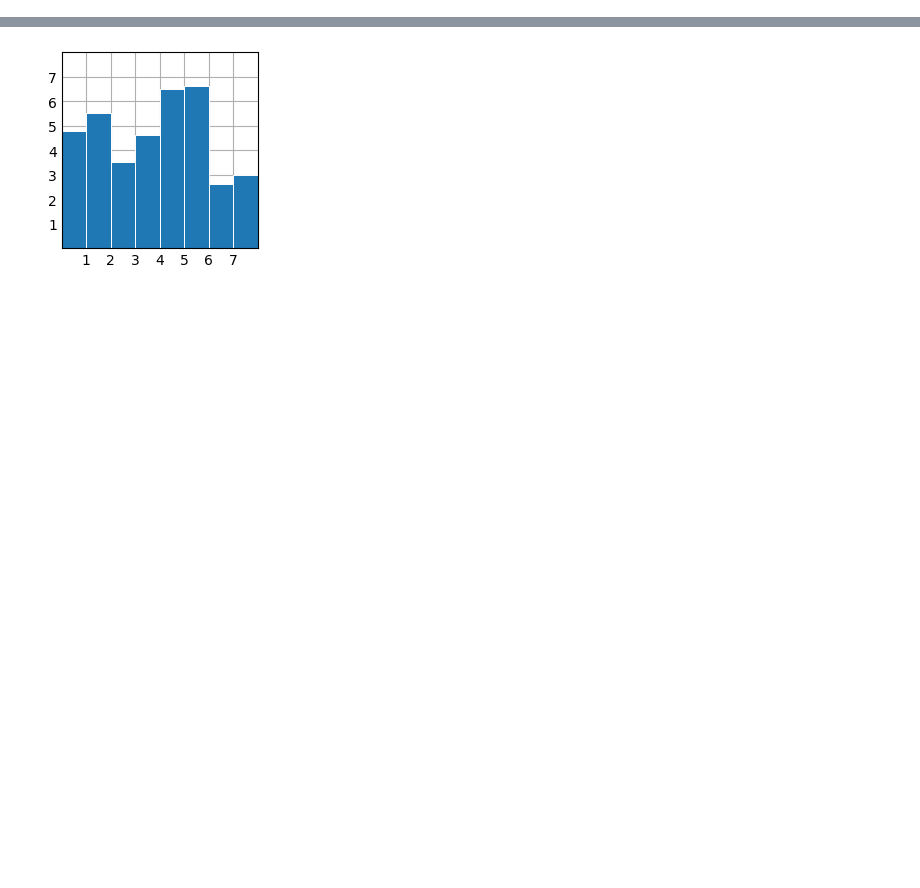
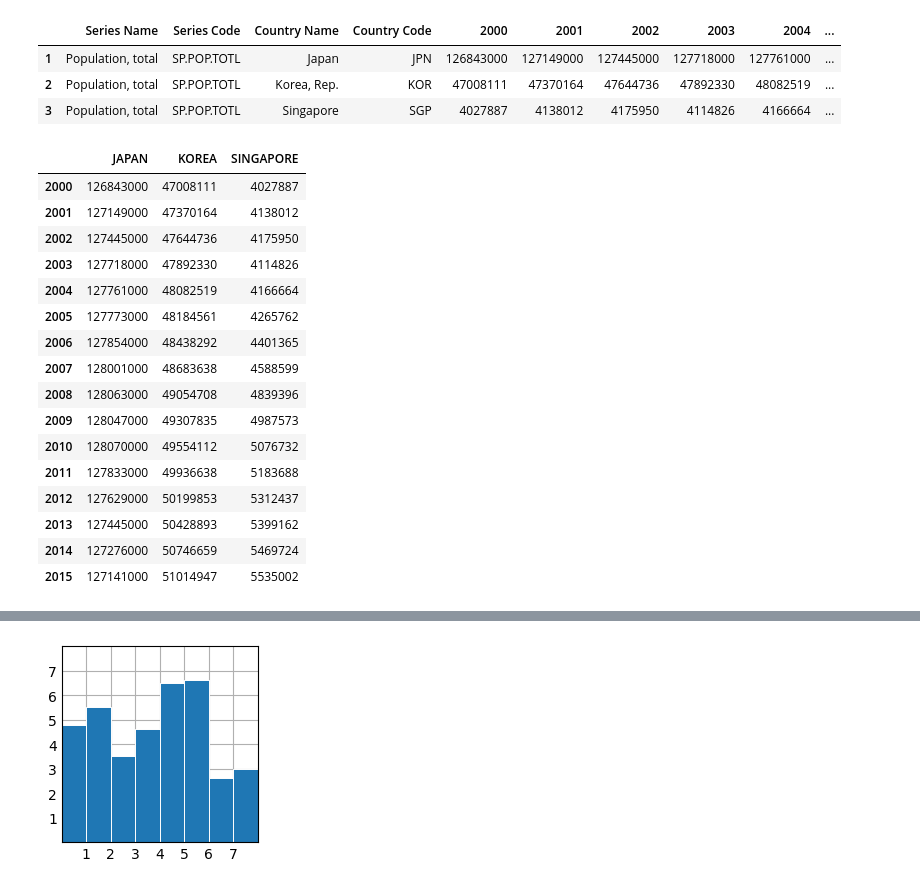
Before and after one commit to Dolly0106/RL, a Jupyter notebook: HW2.ipynb, the cells around one changed output, grey strips where cells are left out. Drawn from its saved outputs; the diff is of its cells as text; code cells hidden in the pictures; blank space fills up the shorter version.

```diff
--- a/HW2.ipynb
+++ b/HW2.ipynb
@@ -12,0 +39,48 @@ data1.head()
+# %%
+#取得人口數
+population1 = data1.iloc[1:4]
+population1
+# %% [output]
+|  | Series Name | Series Code | Country Name | Country Code | 2000 | 2001 | 2002 | 2003 | 2004 | ... |
+| 1 | Population, total | SP.POP.TOTL | Japan | JPN | 126843000 | 127149000 | 127445000 | 127718000 | 127761000 | ... |
+| 2 | Population, total | SP.POP.TOTL | Korea, Rep. | KOR | 47008111 | 47370164 | 47644736 | 47892330 | 48082519 | ... |
+| 3 | Population, total | SP.POP.TOTL | Singapore | SGP | 4027887 | 4138012 | 4175950 | 4114826 | 4166664 | ... |
+# %%
+#人口數與都市發展有著密切關係，也會影響平均國民所得及分配資源
+
+Country = ['JAPAN', 'KOREA', 'SINGAPORE']
+years = np.linspace(2000, 2015, 16)
+#日本
+Pd_country1 = population1.loc[1]
+#韓國
+Pd_country2 = population1.loc[2]
+#新加坡
+Pd_country3 = population1.loc[3]
+
+alldata = {
+    "JAPAN": Pd_country1,
+    "KOREA" : Pd_country2,
+    "SINGAPORE": Pd_country3,
+}
+
+df = pd.DataFrame(alldata)
+df = df.iloc[4:]
+df
+# %% [output]
+|  | JAPAN | KOREA | SINGAPORE |
+| 2000 | 126843000 | 47008111 | 4027887 |
+| 2001 | 127149000 | 47370164 | 4138012 |
+| 2002 | 127445000 | 47644736 | 4175950 |
+| 2003 | 127718000 | 47892330 | 4114826 |
+| 2004 | 127761000 | 48082519 | 4166664 |
+| 2005 | 127773000 | 48184561 | 4265762 |
+| 2006 | 127854000 | 48438292 | 4401365 |
+| 2007 | 128001000 | 48683638 | 4588599 |
+| 2008 | 128063000 | 49054708 | 4839396 |
+| 2009 | 128047000 | 49307835 | 4987573 |
+| 2010 | 128070000 | 49554112 | 5076732 |
+| 2011 | 127833000 | 49936638 | 5183688 |
+| 2012 | 127629000 | 50199853 | 5312437 |
+| 2013 | 127445000 | 50428893 | 5399162 |
+| 2014 | 127276000 | 50746659 | 5469724 |
+| 2015 | 127141000 | 51014947 | 5535002 |
```
Also changed, not shown: parts of 9 cells of this notebook, 4 other files.
